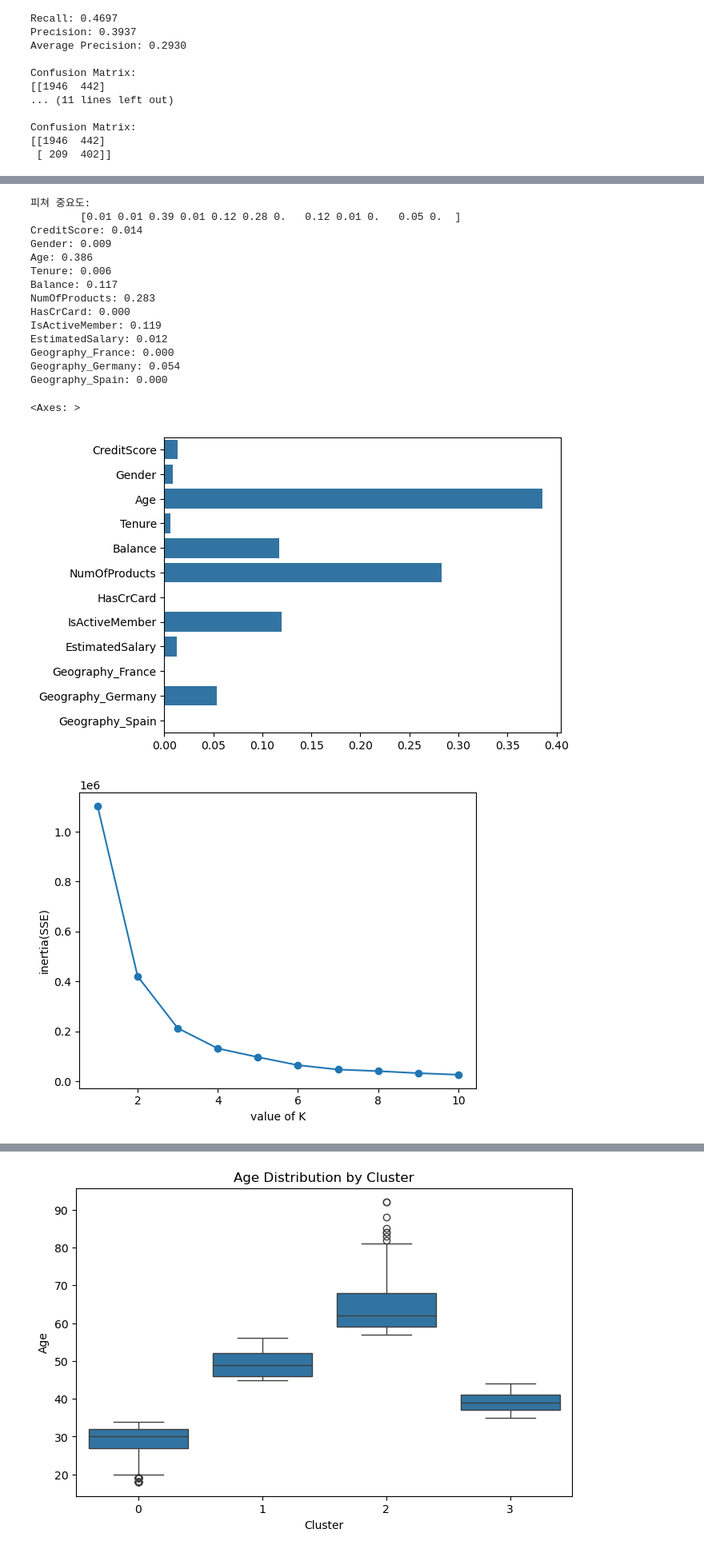
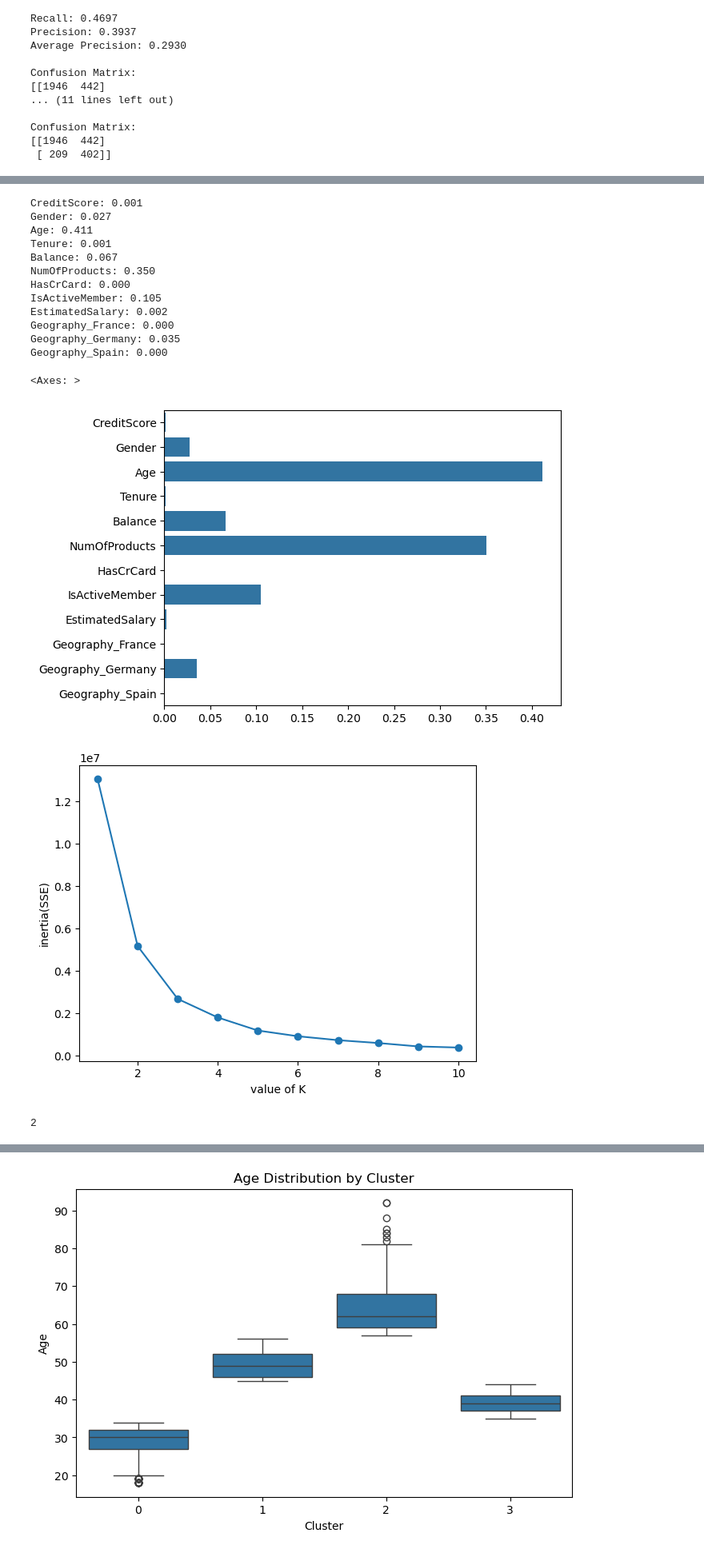
Before and after one commit to cookieeyoung/ML-project1, a Jupyter notebook: knn_svm_modeling.ipynb, the cells around one changed output, grey strips where cells are left out. Shown at 80% size. Drawn from its saved outputs; the diff is of its cells as text; code cells hidden in the pictures.

Commit message:
random forest 모델 featuer importance를 통한 k_means clustering 최종

```diff
--- a/knn_svm_modeling.ipynb
+++ b/knn_svm_modeling.ipynb
@@ -26,7 +26,7 @@ from imblearn.over_sampling import SMOTE
 import warnings
 warnings.filterwarnings('ignore')
 pd.set_option('display.max_columns', None)
-data = pd.read_csv('Churn_Modelling.csv',index_col=0)
+data = pd.read_csv('train.csv')
 
 #2. data_preprocessing
 # missing D(4개 행 제거)
@@ -52,7 +52,7 @@ csr_df = csr_df.reset_index(drop=True)  # csr_df 인덱스 초기화
 inco_df = pd.concat([df,csr_df],axis=1)
 
 #check
-int_data = inco_df.drop(columns=['CustomerId', 'Surname','Geography'])
+int_data = inco_df.drop(columns=['id', 'CustomerId', 'Surname','Geography'])
 X = int_data.drop("Exited", axis=1)
 y_true = int_data['Exited']
 print('전처리 완료:',X.shape,y_true.shape)
@@ -60,7 +60,7 @@ print('----------------------------')
 
 #4.data engineering
 #tester split
-X_train, X_test, y_train, y_test = train_test_split(X,y_true,stratify = y_true,test_size = 0.2, random_state= 42)
+X_train, X_test, y_train, y_test = train_test_split(X,y_true, stratify = y_true,test_size = 0.2, random_state= 42)
 print('데이터 분리 후 크기 : ',X_train.shape, X_test.shape, y_train.shape, y_test.shape)
 
 #minmaxscaling - 적용유무 검토
@@ -137,5 +137,5 @@ plt.show()
 # %%
-k = 4
+k = 2
 knn = KNeighborsClassifier(n_neighbors=k)
 knn.fit(X_train_res, y_train_res)
 y_pred_knn = knn.predict(X_test_sc)
@@ -458,40 +397,43 @@ for name, value in zip(X.columns.tolist(), clf_dt.feature_importances_):
 
 sns.barplot(x=clf_dt.feature_importances_, y=X.columns.tolist())
 # %% [output]
-피쳐 중요도:
-        [0.01 0.01 0.39 0.01 0.12 0.28 0.   0.12 0.01 0.   0.05 0.  ]
-CreditScore: 0.014
-Gender: 0.009
-Age: 0.386
-Tenure: 0.006
-Balance: 0.117
-NumOfProducts: 0.283
+CreditScore: 0.001
+Gender: 0.027
+Age: 0.411
+Tenure: 0.001
+Balance: 0.067
+NumOfProducts: 0.350
 HasCrCard: 0.000
-IsActiveMember: 0.119
-EstimatedSalary: 0.012
+IsActiveMember: 0.105
+EstimatedSalary: 0.002
 Geography_France: 0.000
-Geography_Germany: 0.054
+Geography_Germany: 0.035
 Geography_Spain: 0.000
 <Axes: >
-[figure, old version]
+[figure, new version]
 # %%
 # Age, NumOfProducts 변수 기준으로 K-Means clustring 진행
 from sklearn.cluster import KMeans
 
-X_cluster = df[['Age', 'NumOfProducts']]
+X_cluster = df[['Age', 'NumOfProducts', 'IsActiveMember']]
 
 # 각 K값에 대한 오차제곱합 계산 및 시각화
 SSE = []
 for k in range(1, 11):
     kmeans = KMeans(n_clusters=k, random_state=42)
     kmeans.fit(X_cluster)
     SSE.append(kmeans.inertia_)
 
 plt.plot(range(1,11), SSE, marker='o')
 plt.xlabel('value of K')
 plt.ylabel('inertia(SSE)')
 plt.show()
+
+diff = np.diff(SSE)
+optimal_k = np.argmin(diff[1:] - diff[:1]) +2
+print(optimal_k)
 # %% [output]
-[figure, old version]
+[figure, new version]
+2
 # %%
 # 경사가 가장 완만해지는 K값 = 4로 사용, 1,2번 그룹이 이탈률이 상대적으로 높음
```
Also changed, not shown: parts of 19 cells of this notebook, 1 other file.
